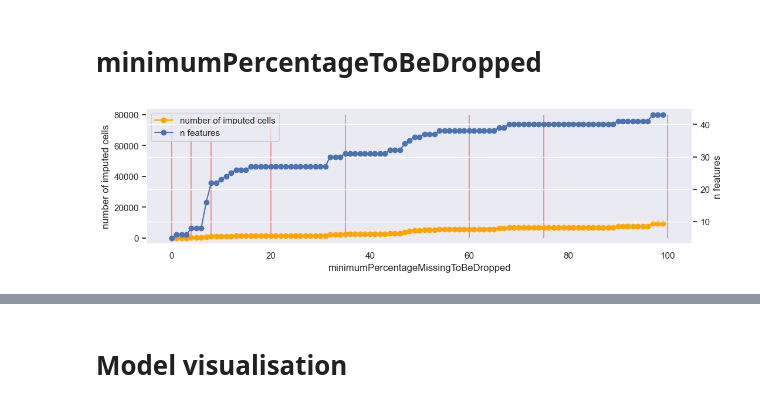
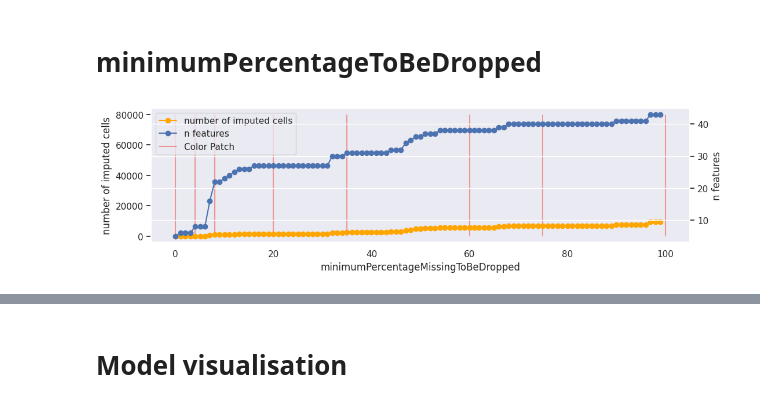
Before and after one commit to FinnHuelsbusch/UniMannheim-DataMining, a Jupyter notebook: Analyse.ipynb, the cells around one changed output, grey strips where cells are left out. Cells and saved outputs as stored; diff of their text form; code cells hidden in the pictures.

Commit message:
improved graphics

```diff
--- a/Analyse.ipynb
+++ b/Analyse.ipynb
@@ -312,26 +312,33 @@ if print_pair_plots:
 test = pd.DataFrame.from_dict(test).transpose()
 test.columns = ["rows", "columns", "number of imputed cells"]
 # %%
+from matplotlib.lines import Line2D
 fig, ax = plt.subplots(1)
+ax.grid()
+#add decided thresholds
 thresholds = [0,4,8,20,35,60,75,100]
-ax.grid()
 for threshold in thresholds:
     ax.vlines(threshold,0,80000,color="#ef9494")
+
 lns1 = ax.plot(test.index, test["number of imputed cells"], '-o', label = 'number of imputed cells', color = 'orange')
-#add decided thresholds
-
 ax2 = ax.twinx()
 lns2 = ax2.plot(test.index, test["columns"], '-o', label = 'n features')
-ax.legend(loc=0)
 
 ax.set_xlabel('minimumPercentageMissingToBeDropped')
 ax.set_ylabel('number of imputed cells')
 ax2.set_ylabel('n features')
 
+
 # added these three lines
 lns = lns1 + lns2
 labs = [l.get_label() for l in lns]
-ax.legend(lns, labs, loc=2, bbox_to_anchor=(0,1))
+
+handles, labels = ax.get_legend_handles_labels()
+lns.append(Line2D([0],[0],markersize=10,color='#ef9494',label='thresholds'))
+labs.append("Color Patch")
+
+legend = ax.legend(lns, labs, loc=2, bbox_to_anchor=(0,1))
+
 plt.show()
 # %% [output]
-[figure, old version]
+[figure, new version]
```
Also changed, not shown: parts of 8 cells of this notebook, 3 other files.
